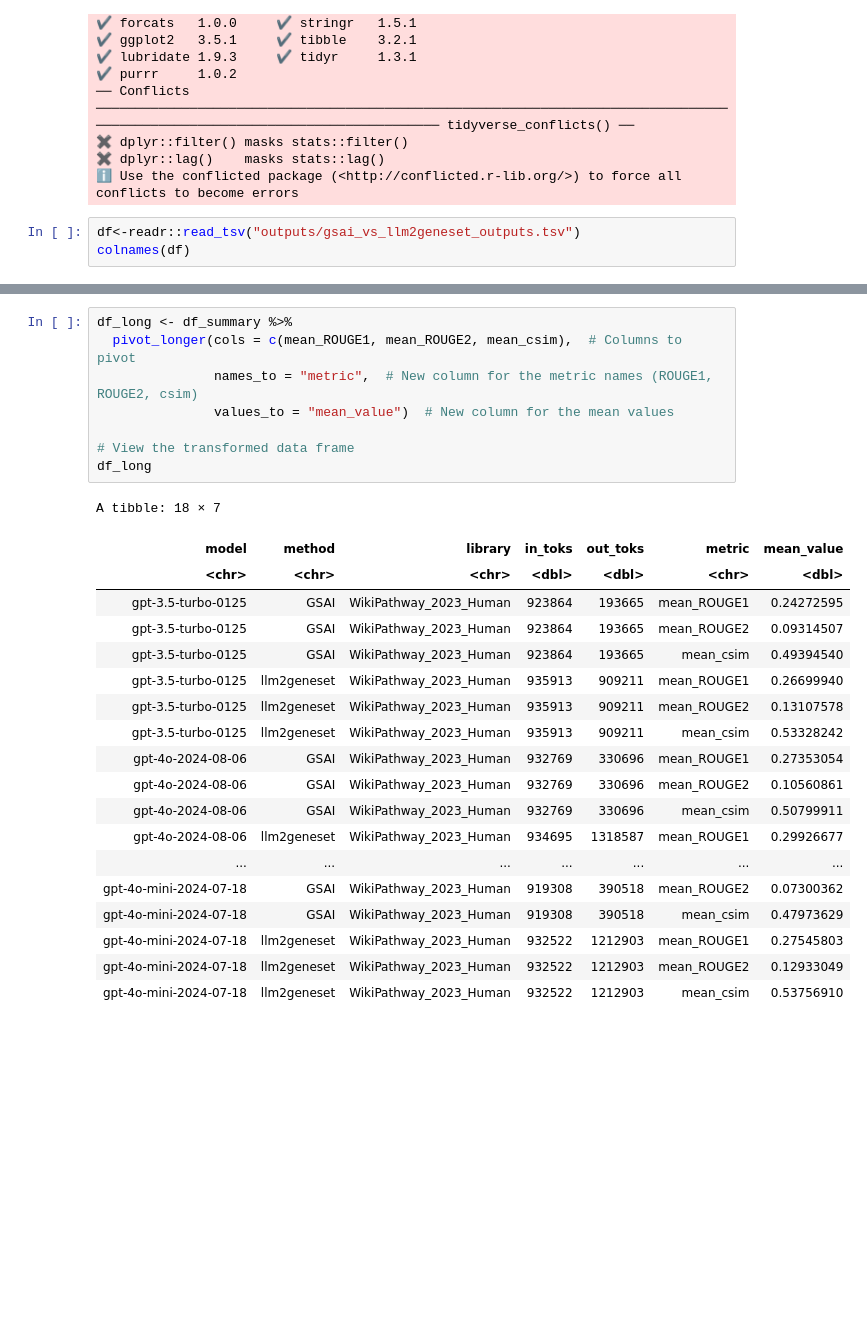
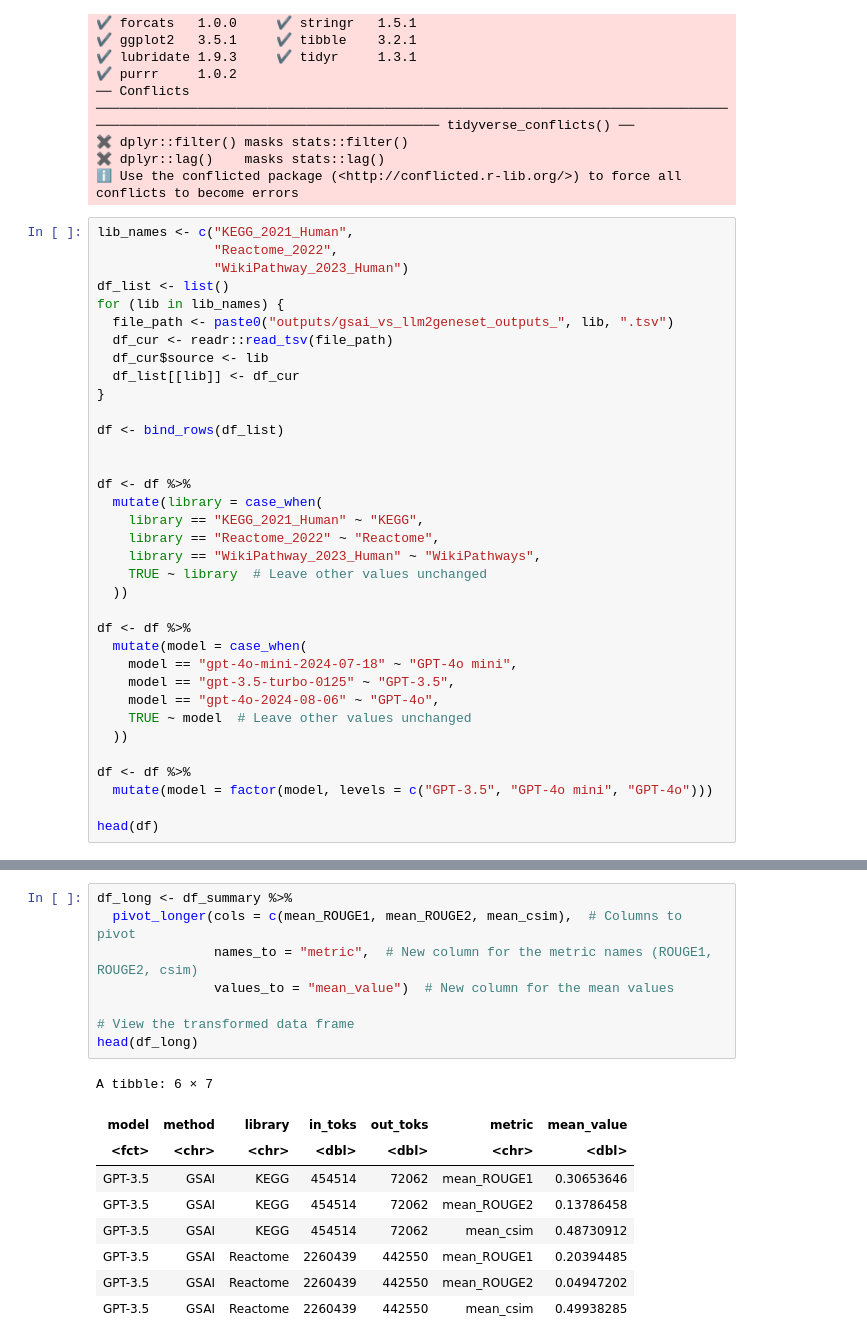
Before and after one commit to Alector-BIO/llm2geneset, a Jupyter notebook: notebooks/fig3.ipynb, the cells around one changed output, grey strips where cells are left out. Drawn from its saved outputs; the diff is of its cells as text; blank space fills up the shorter version.

```diff
--- a/notebooks/fig3.ipynb
+++ b/notebooks/fig3.ipynb
@@ -17,6 +17,38 @@ library(ggplot2)
 ✖ dplyr::lag()    masks stats::lag()
 ℹ Use the conflicted package (<http://conflicted.r-lib.org/>) to force all conflicts to become errors
 # %%
-df<-readr::read_tsv("outputs/gsai_vs_llm2geneset_outputs.tsv")
-colnames(df)
+lib_names <- c("KEGG_2021_Human",
+               "Reactome_2022",
+               "WikiPathway_2023_Human")
+df_list <- list()
+for (lib in lib_names) {
+  file_path <- paste0("outputs/gsai_vs_llm2geneset_outputs_", lib, ".tsv")
+  df_cur <- readr::read_tsv(file_path)
+  df_cur$source <- lib
+  df_list[[lib]] <- df_cur
+}
+
+df <- bind_rows(df_list)
+
+
+df <- df %>%
+  mutate(library = case_when(
+    library == "KEGG_2021_Human" ~ "KEGG",
+    library == "Reactome_2022" ~ "Reactome",
+    library == "WikiPathway_2023_Human" ~ "WikiPathways",
+    TRUE ~ library  # Leave other values unchanged
+  ))
+
+df <- df %>%
+  mutate(model = case_when(
+    model == "gpt-4o-mini-2024-07-18" ~ "GPT-4o mini",
+    model == "gpt-3.5-turbo-0125" ~ "GPT-3.5",
+    model == "gpt-4o-2024-08-06" ~ "GPT-4o",
+    TRUE ~ model  # Leave other values unchanged
+  ))
+
+df <- df %>%
+  mutate(model = factor(model, levels = c("GPT-3.5", "GPT-4o mini", "GPT-4o")))
+
+head(df)
 # %% [output]
@@ -67,28 +113,18 @@ A tibble: 6 × 8
 # %%
 df_long <- df_summary %>%
   pivot_longer(cols = c(mean_ROUGE1, mean_ROUGE2, mean_csim),  # Columns to pivot
                names_to = "metric",  # New column for the metric names (ROUGE1, ROUGE2, csim)
                values_to = "mean_value")  # New column for the mean values
 
 # View the transformed data frame
-df_long
+head(df_long)
 # %% [output]
-A tibble: 18 × 7
+A tibble: 6 × 7
 | model | method | library | in_toks | out_toks | metric | mean_value |
-| <chr> | <chr> | <chr> | <dbl> | <dbl> | <chr> | <dbl> |
-| gpt-3.5-turbo-0125 | GSAI | WikiPathway_2023_Human | 923864 | 193665 | mean_ROUGE1 | 0.24272595 |
-| gpt-3.5-turbo-0125 | GSAI | WikiPathway_2023_Human | 923864 | 193665 | mean_ROUGE2 | 0.09314507 |
-| gpt-3.5-turbo-0125 | GSAI | WikiPathway_2023_Human | 923864 | 193665 | mean_csim | 0.49394540 |
-| gpt-3.5-turbo-0125 | llm2geneset | WikiPathway_2023_Human | 935913 | 909211 | mean_ROUGE1 | 0.26699940 |
-| gpt-3.5-turbo-0125 | llm2geneset | WikiPathway_2023_Human | 935913 | 909211 | mean_ROUGE2 | 0.13107578 |
-| gpt-3.5-turbo-0125 | llm2geneset | WikiPathway_2023_Human | 935913 | 909211 | mean_csim | 0.53328242 |
-| gpt-4o-2024-08-06 | GSAI | WikiPathway_2023_Human | 932769 | 330696 | mean_ROUGE1 | 0.27353054 |
-| gpt-4o-2024-08-06 | GSAI | WikiPathway_2023_Human | 932769 | 330696 | mean_ROUGE2 | 0.10560861 |
-| gpt-4o-2024-08-06 | GSAI | WikiPathway_2023_Human | 932769 | 330696 | mean_csim | 0.50799911 |
-| gpt-4o-2024-08-06 | llm2geneset | WikiPathway_2023_Human | 934695 | 1318587 | mean_ROUGE1 | 0.29926677 |
-| ... | ... | ... | ... | ... | ... | ... |
-| gpt-4o-mini-2024-07-18 | GSAI | WikiPathway_2023_Human | 919308 | 390518 | mean_ROUGE2 | 0.07300362 |
-| gpt-4o-mini-2024-07-18 | GSAI | WikiPathway_2023_Human | 919308 | 390518 | mean_csim | 0.47973629 |
-| gpt-4o-mini-2024-07-18 | llm2geneset | WikiPathway_2023_Human | 932522 | 1212903 | mean_ROUGE1 | 0.27545803 |
-| gpt-4o-mini-2024-07-18 | llm2geneset | WikiPathway_2023_Human | 932522 | 1212903 | mean_ROUGE2 | 0.12933049 |
-| gpt-4o-mini-2024-07-18 | llm2geneset | WikiPathway_2023_Human | 932522 | 1212903 | mean_csim | 0.53756910 |
+| <fct> | <chr> | <chr> | <dbl> | <dbl> | <chr> | <dbl> |
+| GPT-3.5 | GSAI | KEGG | 454514 | 72062 | mean_ROUGE1 | 0.30653646 |
+| GPT-3.5 | GSAI | KEGG | 454514 | 72062 | mean_ROUGE2 | 0.13786458 |
+| GPT-3.5 | GSAI | KEGG | 454514 | 72062 | mean_csim | 0.48730912 |
+| GPT-3.5 | GSAI | Reactome | 2260439 | 442550 | mean_ROUGE1 | 0.20394485 |
+| GPT-3.5 | GSAI | Reactome | 2260439 | 442550 | mean_ROUGE2 | 0.04947202 |
+| GPT-3.5 | GSAI | Reactome | 2260439 | 442550 | mean_csim | 0.49938285 |
```
Also changed, not shown: parts of 17 cells of this notebook, 10 other files.
